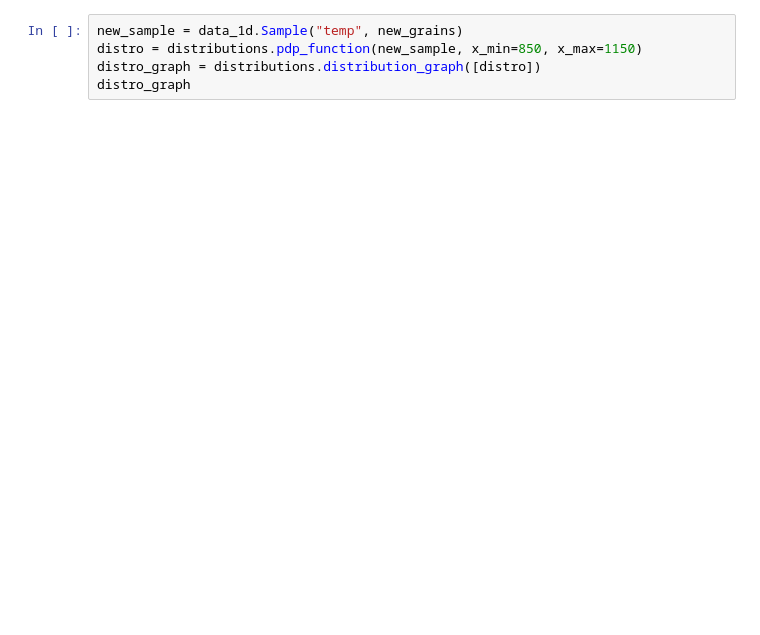
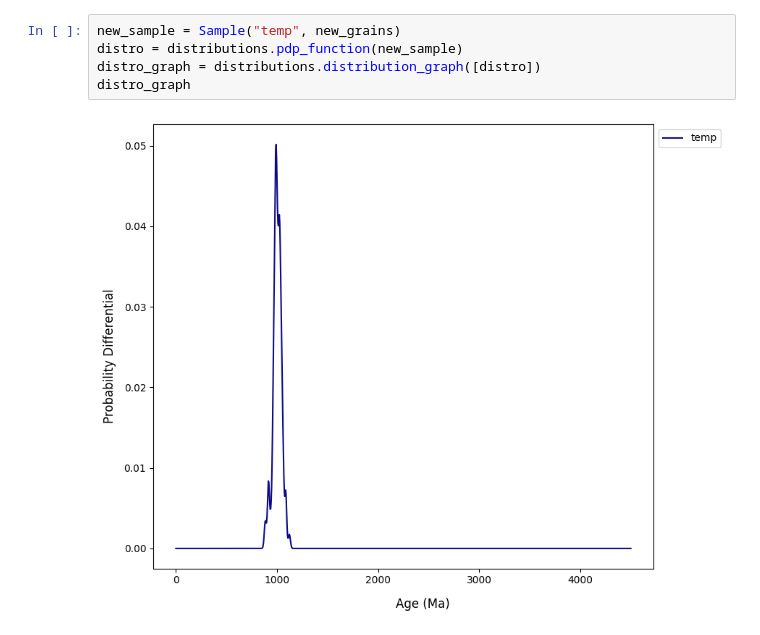
Before and after one commit to nielrya4/dz_notebook, a Jupyter notebook: content/mda_graphs.ipynb, the cells around one changed output. Drawn from its saved outputs; the diff is of its cells as text; blank space fills up the shorter version.

Commit message:
updated with new graph and table

```diff
--- a/content/mda_graphs.ipynb
+++ b/content/mda_graphs.ipynb
@@ -16,6 +37,8 @@ graph
 # %%
-new_sample = data_1d.Sample("temp", new_grains)
-distro = distributions.pdp_function(new_sample, x_min=850, x_max=1150)
+new_sample = Sample("temp", new_grains)
+distro = distributions.pdp_function(new_sample)
 distro_graph = distributions.distribution_graph([distro])
 distro_graph
+# %% [output]
+[figure, added]
 # %%
```
Also changed, not shown: parts of 4 cells of this notebook, 1 other file.
